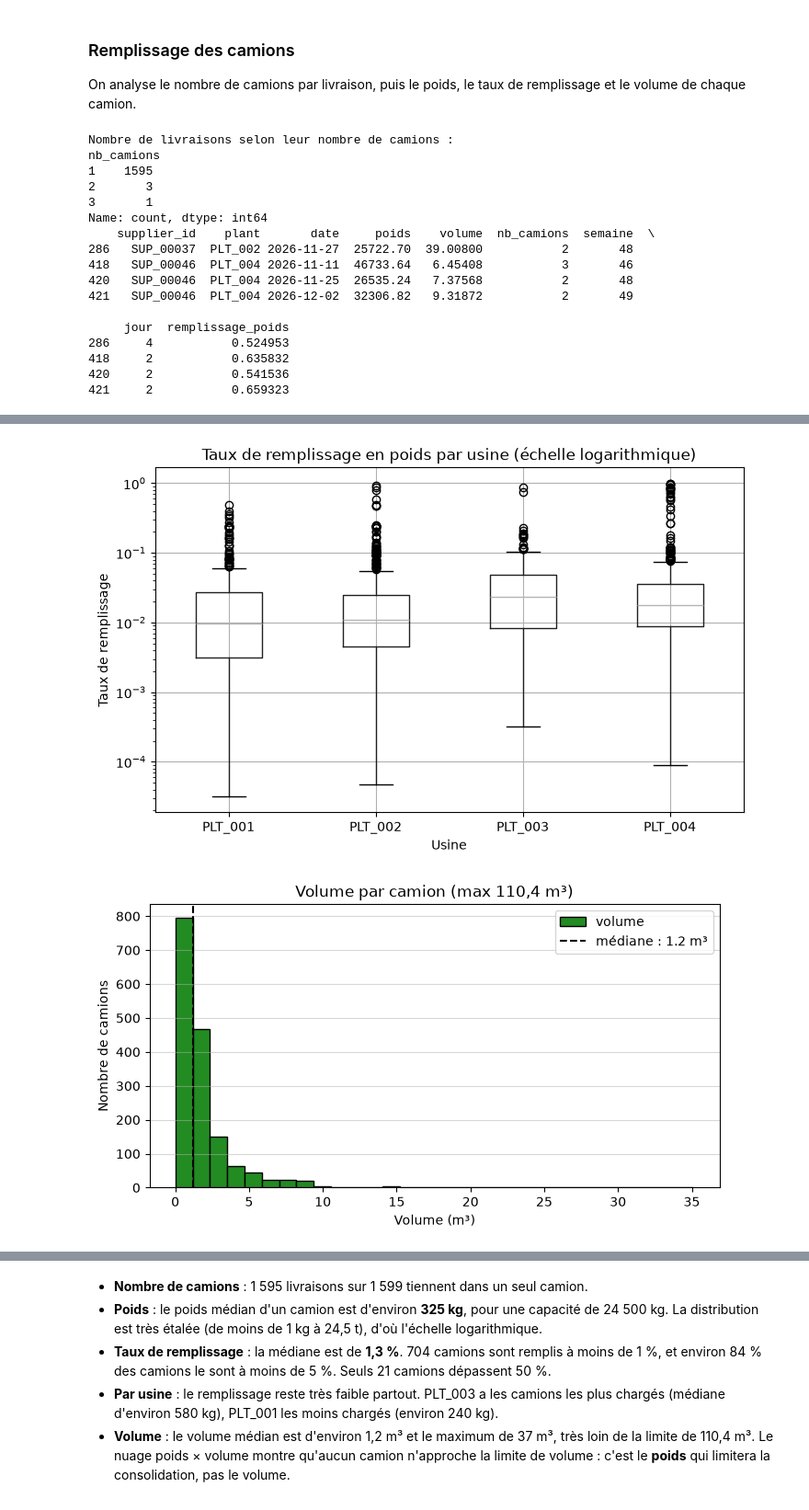
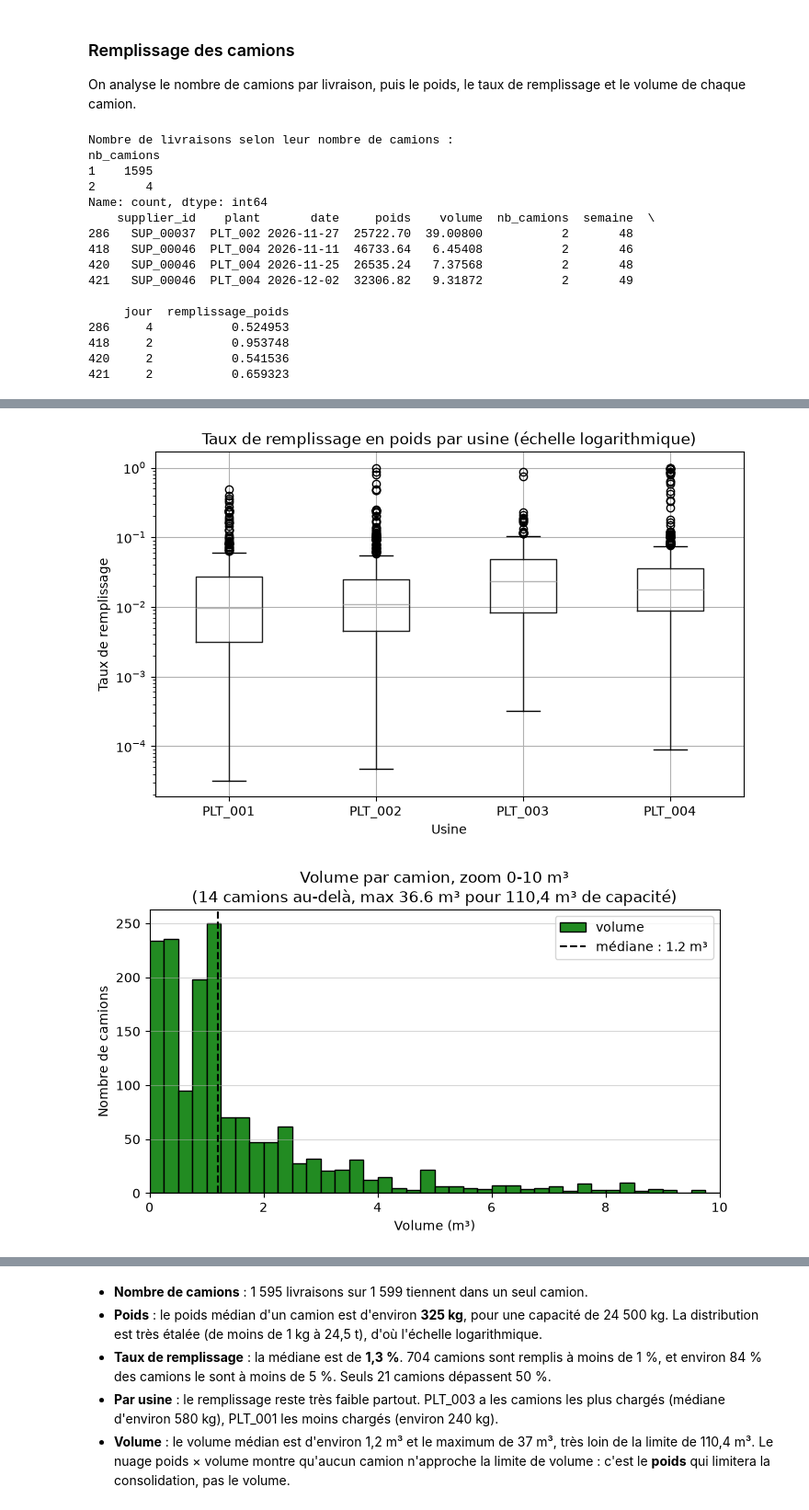
Before and after one commit to TheKingL/fast-n-fourgon, a Jupyter notebook: data_analysis/milestone2.ipynb, the cells around one changed output, grey strips where cells are left out. Shown at 92% size. Drawn from its saved outputs; the diff is of its cells as text; code cells hidden in the pictures.

```diff
--- a/data_analysis/milestone2.ipynb
+++ b/data_analysis/milestone2.ipynb
@@ -229,23 +248,28 @@ plt.xlabel("Usine")
 plt.ylabel("Taux de remplissage")
 plt.show()
 
-# ---------- Volume par camion ----------
-camions["volume"].plot(kind="hist", bins=30, color="forestgreen", edgecolor="black", figsize=(8, 4))
+# ---------- Volume par camion (zoom sur 0-10 m³, où se trouvent 99 % des camions) ----------
+VOLUME_ZOOM = 10
+nb_hors_zoom = (camions["volume"] > VOLUME_ZOOM).sum()
+camions["volume"].plot(kind="hist", bins=np.arange(0, VOLUME_ZOOM + 0.25, 0.25),
+                       color="forestgreen", edgecolor="black", figsize=(8, 4))
+plt.xlim(0, VOLUME_ZOOM)
 plt.axvline(camions["volume"].median(), color="black", linestyle="--",
             label=f"médiane : {camions['volume'].median():.1f} m³")
-plt.title("Volume par camion (max 110,4 m³)")
+plt.title(f"Volume par camion, zoom 0-{VOLUME_ZOOM} m³\n"
+          f"({nb_hors_zoom} camions au-delà, max {camions['volume'].max():.1f} m³ pour 110,4 m³ de capacité)")
 plt.xlabel("Volume (m³)")
 plt.ylabel("Nombre de camions")
 plt.legend()
 plt.grid(axis="y", alpha=0.5)
 plt.show()
 
-# ---------- Poids × volume par camion ----------
+# ---------- Poids × volume par camion (échelle linéaire) ----------
 camions.plot(kind="scatter", x="poids", y="volume", alpha=0.4, color="purple", figsize=(8, 5))
-plt.xscale("log")
-plt.yscale("log")
 plt.axvline(POIDS_MAX, color="red", linestyle="--", label="24,5 t")
 plt.axhline(VOLUME_MAX, color="orange", linestyle="--", label="110,4 m³")
+plt.xlim(0, POIDS_MAX * 1.05)
+plt.ylim(0, VOLUME_MAX * 1.05)
 plt.title("Poids × volume par camion")
 plt.xlabel("Poids (kg)")
 plt.ylabel("Volume (m³)")
@@ -256,17 +280,16 @@ plt.show()
 Nombre de livraisons selon leur nombre de camions :
 nb_camions
 1    1595
-2       3
-3       1
+2       4
 Name: count, dtype: int64
     supplier_id    plant       date     poids    volume  nb_camions  semaine  \
 286   SUP_00037  PLT_002 2026-11-27  25722.70  39.00800           2       48
-418   SUP_00046  PLT_004 2026-11-11  46733.64   6.45408           3       46
+418   SUP_00046  PLT_004 2026-11-11  46733.64   6.45408           2       46
 420   SUP_00046  PLT_004 2026-11-25  26535.24   7.37568           2       48
 421   SUP_00046  PLT_004 2026-12-02  32306.82   9.31872           2       49
 
      jour  remplissage_poids
 286     4           0.524953
-418     2           0.635832
+418     2           0.953748
 420     2           0.541536
 421     2           0.659323
@@ -274,3 +297,3 @@ Name: count, dtype: int64
 [figure]
 [figure]
-[figure, old version]
+[figure, new version]
```
Also changed, not shown: parts of 4 cells of this notebook.
